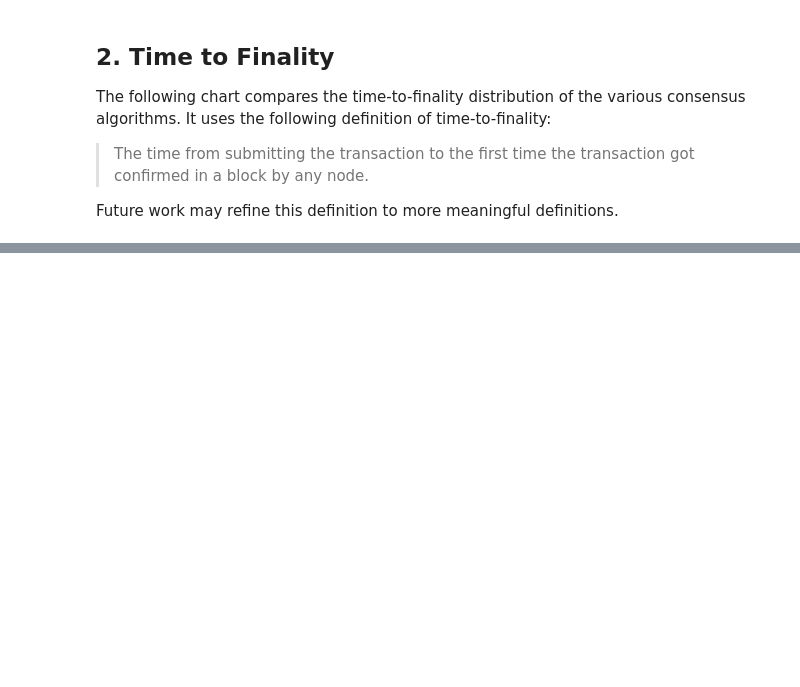
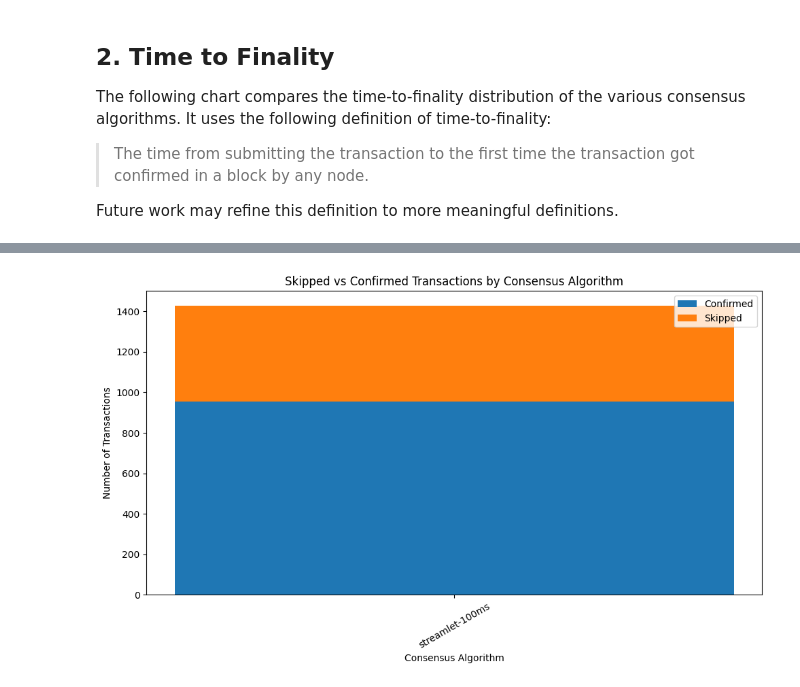
Before and after one commit to 0xsoniclabs/daphne, a Jupyter notebook: analysis/study/consensus_study.ipynb, the cells around one changed output, grey strips where cells are left out. Drawn from its saved outputs; the diff is of its cells as text; code cells hidden in the pictures; blank space fills up the shorter version.

```diff
--- a/analysis/study/consensus_study.ipynb
+++ b/analysis/study/consensus_study.ipynb
@@ -76,20 +81,29 @@ plt.show()
 # %%
 # Filter only relevant events
 tx_skipped = data[data['mark'] == 'TxSkipped'][['timestamp', 'rid']]
+tx_confirmed = data[data['mark'] == 'TxConfirmed'][['timestamp', 'rid']]
 
 # Add Consensus info by merging with StudyStarted rows
 run_info = data[data['mark'] == 'StudyStarted'][['rid', 'Consensus']]
 tx_skipped = pd.merge(tx_skipped, run_info, on='rid', how='left')
+tx_confirmed = pd.merge(tx_confirmed, run_info, on='rid', how='left')
 
-# Count skipped transactions per Consensus
+# Count skipped/confirmed transactions per Consensus
 skipped_counts = tx_skipped.groupby('Consensus', observed=False).size().reset_index(name='SkippedCount')
+confirmed_counts = tx_confirmed.groupby('Consensus', observed=False).size().reset_index(name='ConfirmedCount')
 
-# Plot skipped transactions
+merged_counts = pd.merge(confirmed_counts, skipped_counts, on='Consensus', how='outer')
+
+# Plot skipped/confirmed transactions
 plt.figure(figsize=(10, 6))
-sns.barplot(data=skipped_counts, x='Consensus', y='SkippedCount')
-plt.ylabel('Number of Skipped Transactions')
+plt.bar(merged_counts['Consensus'], merged_counts['ConfirmedCount'], label='Confirmed')
+plt.bar(merged_counts['Consensus'], merged_counts['SkippedCount'], label='Skipped')
+plt.legend()
+plt.ylabel('Number of Transactions')
 plt.xlabel('Consensus Algorithm')
-plt.title('Skipped Transactions by Consensus Algorithm')
+plt.title('Skipped vs Confirmed Transactions by Consensus Algorithm')
 plt.xticks(rotation=30)
 plt.tight_layout()
 plt.show()
+# %% [output]
+[figure, added]
```
Also changed, not shown: parts of 2 cells of this notebook.
